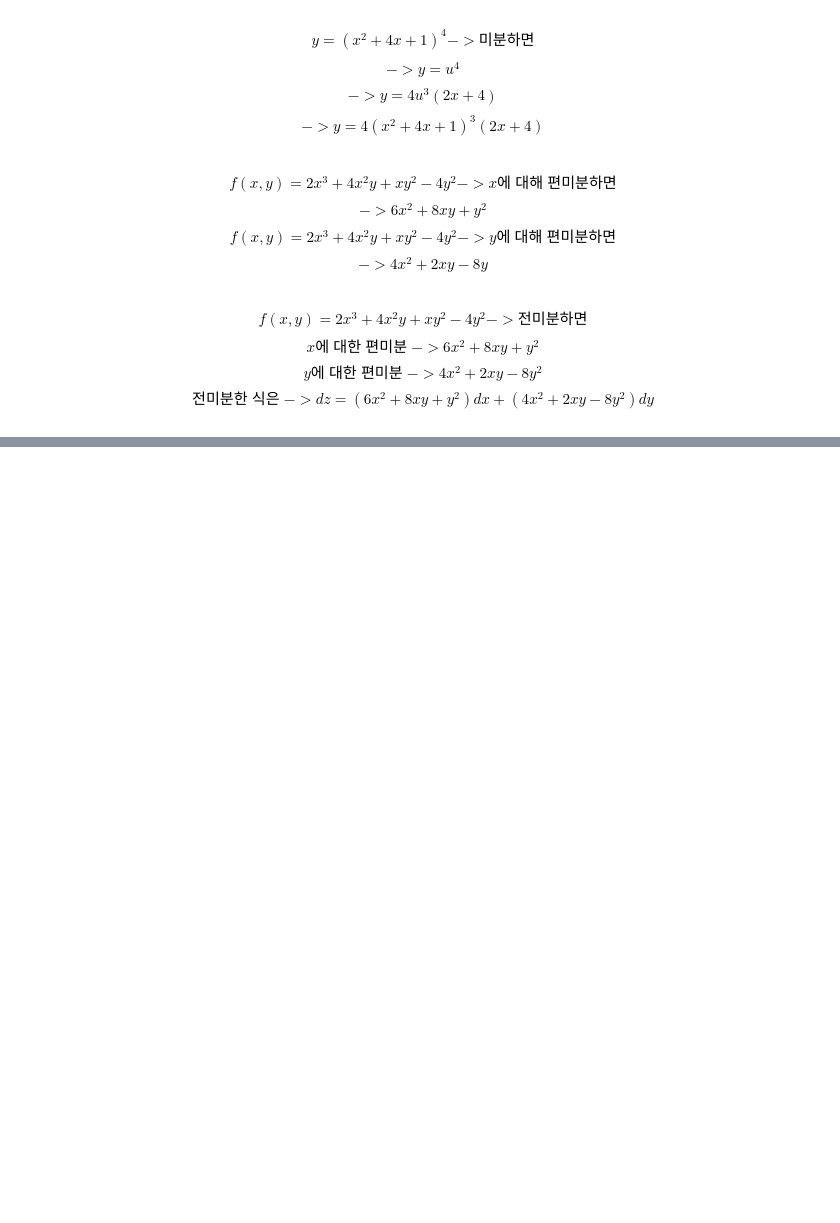
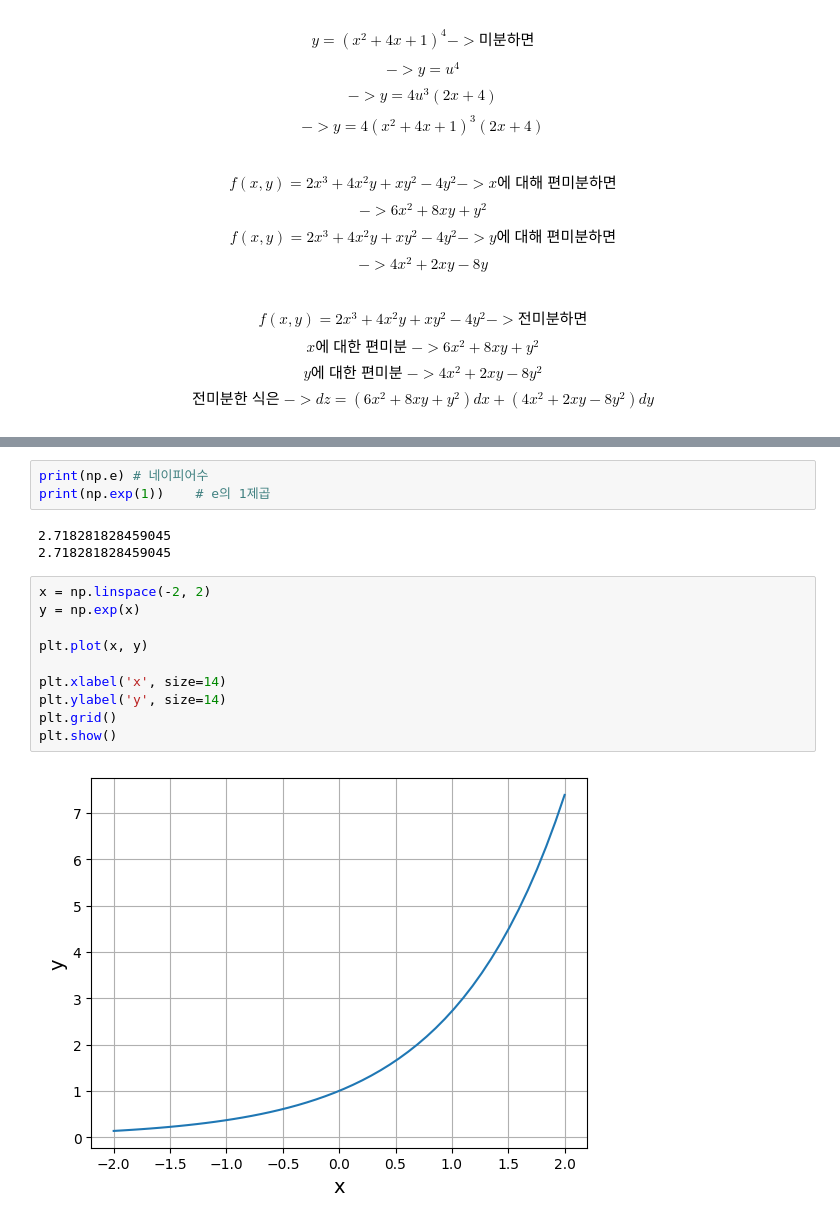
Before and after one commit to MinuSpurs/ML_study, a Jupyter notebook: Basic_AI_Math/5. differential.ipynb, the cells around one changed output, grey strips where cells are left out. Cells and saved outputs as stored; diff of their text form; blank space fills up the shorter version.

```diff
--- a/Basic_AI_Math/5. differential.ipynb
+++ b/Basic_AI_Math/5. differential.ipynb
@@ -67,0 +74,18 @@ $$전미분한\;식은\;-> dz = (6x^2 + 8xy + y^2)dx + (4x^2 + 2xy - 8y^2)dy$$
+# %%
+print(np.e) # 네이피어수
+print(np.exp(1))    # e의 1제곱
+# %% [output]
+2.718281828459045
+2.718281828459045
+# %%
+x = np.linspace(-2, 2)
+y = np.exp(x)
+
+plt.plot(x, y)
+
+plt.xlabel('x', size=14)
+plt.ylabel('y', size=14)
+plt.grid()
+plt.show()
+# %% [output]
+[figure, added]
```
Also changed, not shown: parts of 7 cells of this notebook.
